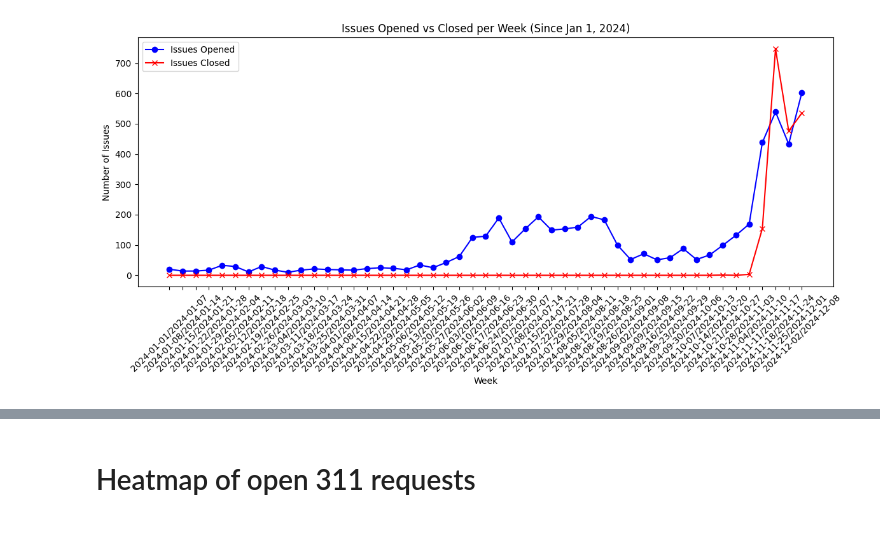
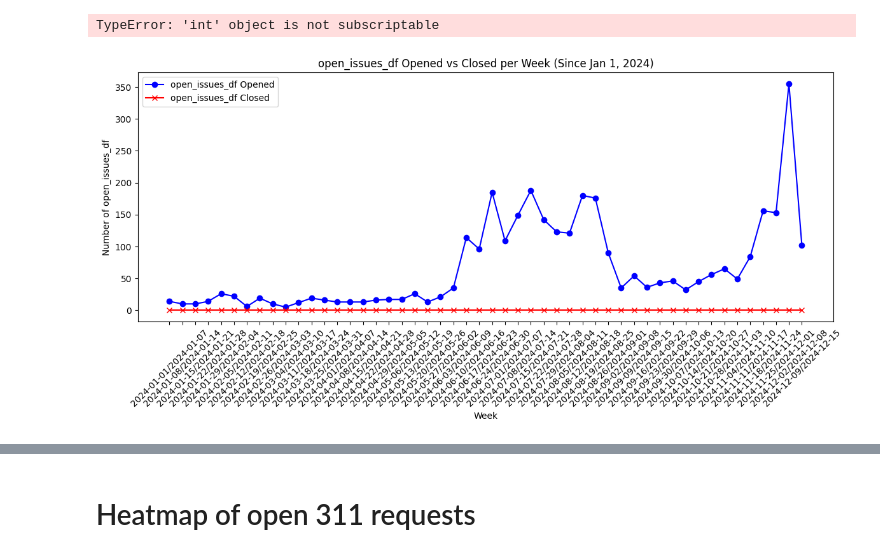
Before and after one commit to jseek/seeclickfix_airflow, a Jupyter notebook: notebooks/seeclickfix_analysis.ipynb, the cells around one changed output, grey strips where cells are left out. Saved outputs shown, nothing was run; the diff lists cells and outputs as text; code cells hidden in the pictures.

```diff
--- a/notebooks/seeclickfix_analysis.ipynb
+++ b/notebooks/seeclickfix_analysis.ipynb
@@ -30,11 +22,11 @@ db_name = "airflow"
 # Create a database engine
 engine = create_engine(f"postgresql://{db_user}:{db_password}@{db_host}:{db_port}/{db_name}")
 
-# Query the stg_issues view
+# Query the stg_open_issues_df view
 query = "SELECT * FROM stg_issues;"
 
 # Load the data into a pandas DataFrame
-issues = pd.read_sql_query(query, engine)
+i = pd.read_sql_query(query, engine)
 # %%
 # List of specific request_type_titles
 target_titles = [
@@ -44,10 +36,10 @@ target_titles = [
 ]
 
 # Add a new column to denote if the request_type_title is in the list
-issues['is_homeless_related'] = issues['request_type_title'].isin(target_titles)
+i['is_homeless_related'] = i['request_type_title'].isin(target_titles)
 # %%
-# Filter open issues where issue_closed_at is NaN and make a copy
-open_issues_df = issues[issues['issue_closed_at'].isna()].copy()
+# Filter open open_issues_df where issue_closed_at is NaN and make a copy
+open_issues_df = i[i['issue_closed_at'].isna()].copy()
 
 # Use .loc to set the 'ticket_age_days' column safely
 open_issues_df['ticket_age_days'] = (pd.Timestamp.now() - open_issues_df['issue_created_at']).dt.days
@@ -64,10 +56,12 @@ avg_age_by_request_type = open_issues_df.groupby('request_type_title')['ticket_a
 # Get counts by request type
 counts_by_request_type = open_issues_df['request_type_title'].value_counts()
 
-# Summary table: total open issues and average age by request type
+# Summary table: total open open_issues_df and average age by request type
 summary_table = open_issues_df.groupby('request_type_title').agg(
     total_open=('issue_id', 'count'),
     avg_age=('ticket_age_days', 'mean')
 ).sort_values(by='total_open', ascending=False)
+# %% [output]
+TypeError: 'int' object is not subscriptable
 # %%
 # # 1. Basic Overview
@@ -91,44 +85,44 @@ summary_table = open_issues_df.groupby('request_type_title').agg(
 # %%
 # Ensure 'issue_created_at' is in datetime format and make a copy to avoid SettingWithCopyWarning
-issues['issue_created_at'] = pd.to_datetime(issues['issue_created_at'])
+open_issues_df['issue_created_at'] = pd.to_datetime(open_issues_df['issue_created_at'])
 
-# Filter the DataFrame for issues created on or after '2024-01-01' and create a copy
-stg_issues_df = issues[issues['issue_created_at'] >= '2024-01-01'].copy()
+# Filter the DataFrame for open_issues_df created on or after '2024-01-01' and create a copy
+stg_open_issues_df_df = open_issues_df[open_issues_df['issue_created_at'] >= '2024-01-01'].copy()
 
 # Ensure 'issue_created_at' and 'issue_closed_at' are in datetime format
-stg_issues_df['issue_created_at'] = pd.to_datetime(stg_issues_df['issue_created_at'])
-stg_issues_df['issue_closed_at'] = pd.to_datetime(stg_issues_df['issue_closed_at'], errors='coerce')  # Some may be null
+stg_open_issues_df_df['issue_created_at'] = pd.to_datetime(stg_open_issues_df_df['issue_created_at'])
+stg_open_issues_df_df['issue_closed_at'] = pd.to_datetime(stg_open_issues_df_df['issue_closed_at'], errors='coerce')  # Some may be null
 
-# Filter data to include only issues opened or closed from January 1, 2024
+# Filter data to include only open_issues_df opened or closed from January 1, 2024
 start_date = '2024-01-01'
-stg_issues_df = stg_issues_df[(stg_issues_df['issue_created_at'] >= start_date) |
-                               (stg_issues_df['issue_closed_at'] >= start_date)]
+stg_open_issues_df_df = stg_open_issues_df_df[(stg_open_issues_df_df['issue_created_at'] >= start_date) |
+                               (stg_open_issues_df_df['issue_closed_at'] >= start_date)]
 
 # Use .loc to avoid the SettingWithCopyWarning
-stg_issues_df.loc[:, 'created_week'] = stg_issues_df['issue_created_at'].dt.to_period('W')
-stg_issues_df.loc[:, 'closed_week'] = stg_issues_df['issue_closed_at'].dt.to_period('W')
+stg_open_issues_df_df.loc[:, 'created_week'] = stg_open_issues_df_df['issue_created_at'].dt.to_period('W')
+stg_open_issues_df_df.loc[:, 'closed_week'] = stg_open_issues_df_df['issue_closed_at'].dt.to_period('W')
 
-# Count the number of issues opened and closed each week
-opened_weekly = stg_issues_df.groupby('created_week').size()
-closed_weekly = stg_issues_df.dropna(subset=['closed_week']).groupby('closed_week').size()
+# Count the number of open_issues_df opened and closed each week
+opened_weekly = stg_open_issues_df_df.groupby('created_week').size()
+closed_weekly = stg_open_issues_df_df.dropna(subset=['closed_week']).groupby('closed_week').size()
 
 # Merge the data for plotting
 weekly_data = pd.DataFrame({'opened': opened_weekly, 'closed': closed_weekly}).fillna(0)
 
 # Plotting the chart
 plt.figure(figsize=(12, 6))
-plt.plot(weekly_data.index.astype(str), weekly_data['opened'], label='Issues Opened', color='b', marker='o')
-plt.plot(weekly_data.index.astype(str), weekly_data['closed'], label='Issues Closed', color='r', marker='x')
+plt.plot(weekly_data.index.astype(str), weekly_data['opened'], label='open_issues_df Opened', color='b', marker='o')
+plt.plot(weekly_data.index.astype(str), weekly_data['closed'], label='open_issues_df Closed', color='r', marker='x')
 
-plt.title('Issues Opened vs Closed per Week (Since Jan 1, 2024)')
+plt.title('open_issues_df Opened vs Closed per Week (Since Jan 1, 2024)')
 plt.xlabel('Week')
-plt.ylabel('Number of Issues')
+plt.ylabel('Number of open_issues_df')
 plt.xticks(rotation=45)
 plt.legend()
 plt.tight_layout()
 
 # Show the plot
 plt.show()
 # %% [output]
-[figure, old version]
+[figure, new version]
 # %%
```
Also changed, not shown: parts of 17 cells of this notebook.
